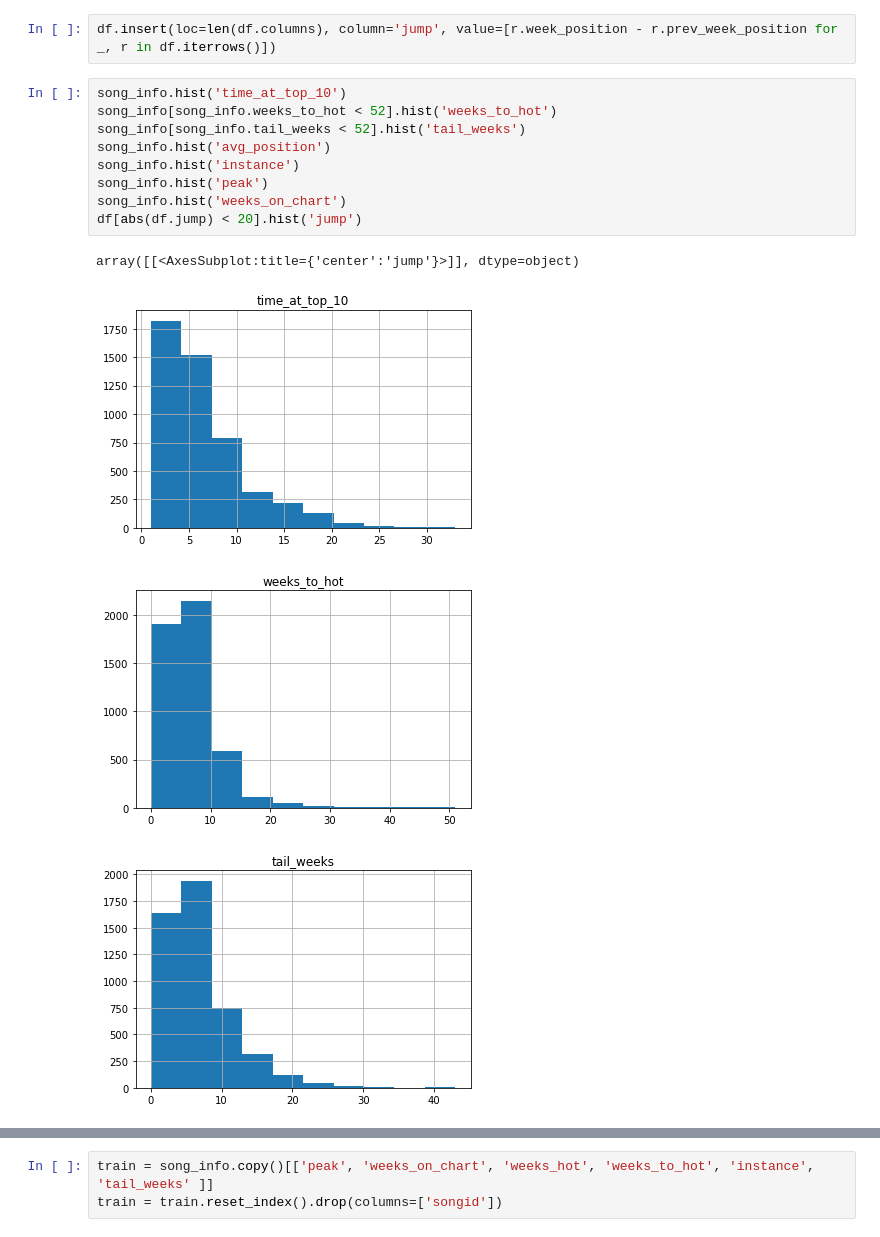
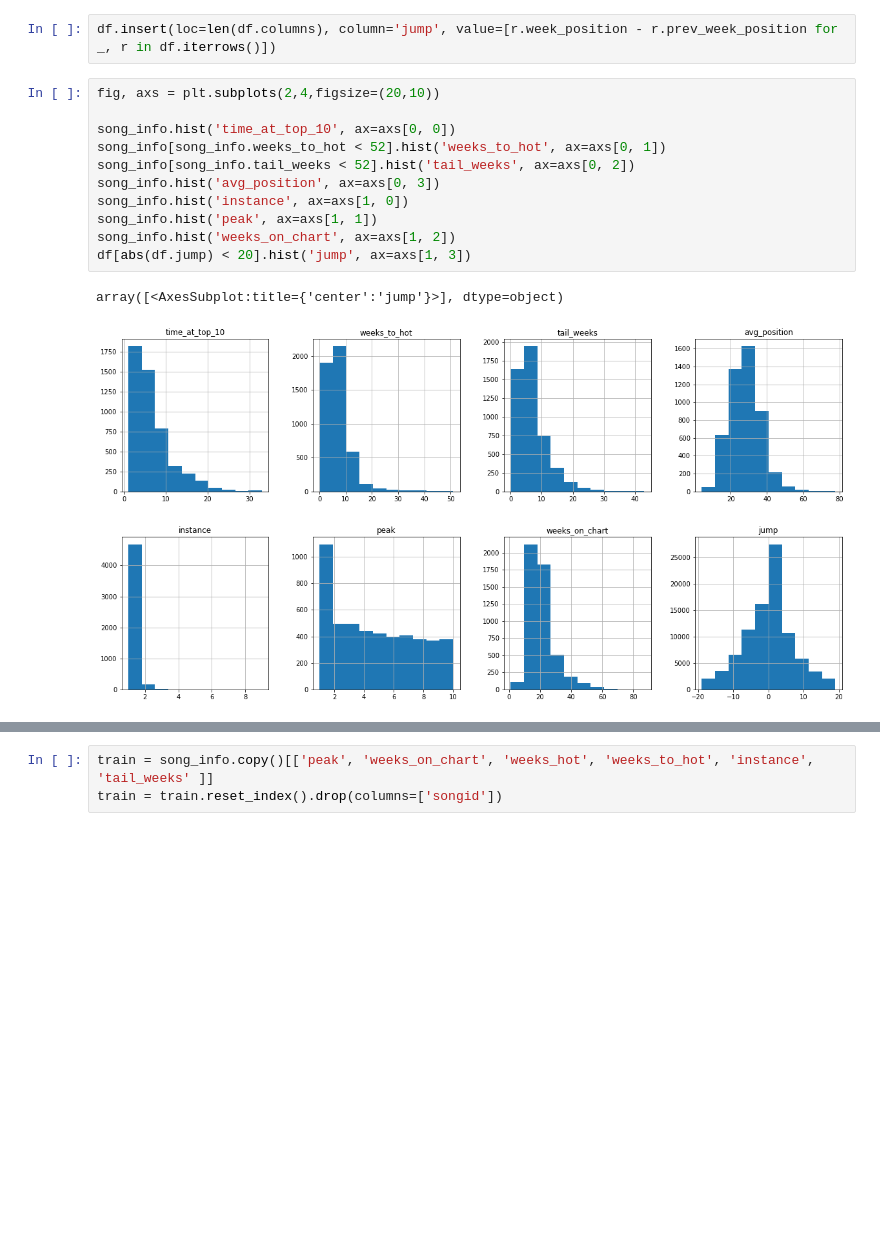
Before and after one commit to tvarano/hit-analyzer, a Jupyter notebook: main.ipynb, the cells around one changed output, grey strips where cells are left out. Drawn from its saved outputs; the diff is of its cells as text; blank space fills up the shorter version.

Commit message:
rewrite hists

```diff
--- a/main.ipynb
+++ b/main.ipynb
@@ -207,16 +207,16 @@ for s in df.songid.unique():
 # %%
 df.insert(loc=len(df.columns), column='jump', value=[r.week_position - r.prev_week_position for _, r in df.iterrows()])
 # %%
-song_info.hist('time_at_top_10')
-song_info[song_info.weeks_to_hot < 52].hist('weeks_to_hot')
-song_info[song_info.tail_weeks < 52].hist('tail_weeks')
-song_info.hist('avg_position')
-song_info.hist('instance')
-song_info.hist('peak')
-song_info.hist('weeks_on_chart')
-df[abs(df.jump) < 20].hist('jump')
+fig, axs = plt.subplots(2,4,figsize=(20,10))
+
+song_info.hist('time_at_top_10', ax=axs[0, 0])
+song_info[song_info.weeks_to_hot < 52].hist('weeks_to_hot', ax=axs[0, 1])
+song_info[song_info.tail_weeks < 52].hist('tail_weeks', ax=axs[0, 2])
+song_info.hist('avg_position', ax=axs[0, 3])
+song_info.hist('instance', ax=axs[1, 0])
+song_info.hist('peak', ax=axs[1, 1])
+song_info.hist('weeks_on_chart', ax=axs[1, 2])
+df[abs(df.jump) < 20].hist('jump', ax=axs[1, 3])
 # %% [output]
-array([[<AxesSubplot:title={'center':'jump'}>]], dtype=object)
+array([<AxesSubplot:title={'center':'jump'}>], dtype=object)
-[figure, old version]
+[figure, new version]
-[figure, removed]
-[figure, removed]
```
Also changed, not shown: parts of 4 cells of this notebook.
